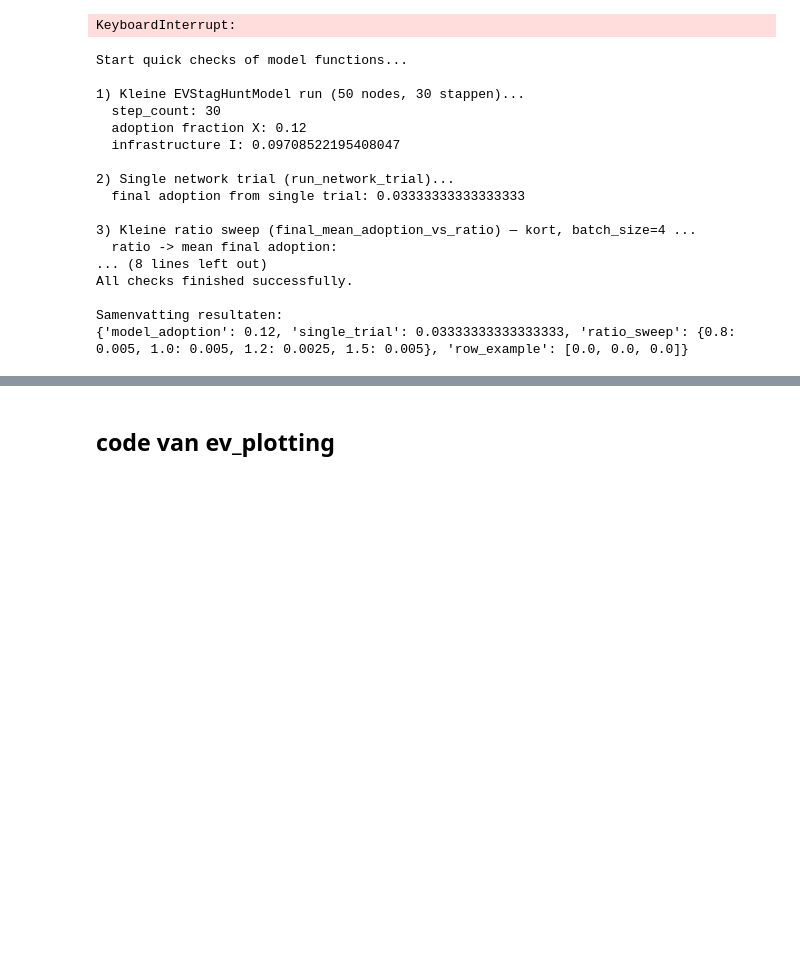
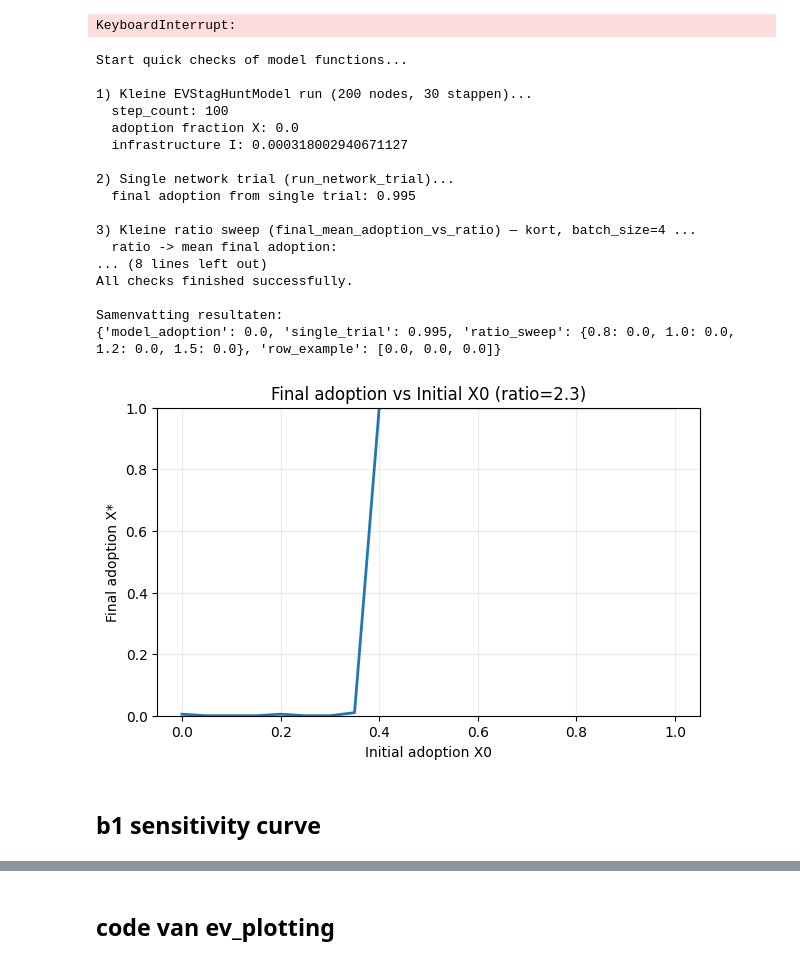
Before and after one commit to LenavanLeeuwen04/Assignment_3_MBD, a Jupyter notebook: testLena.ipynb, the cells around one changed output, grey strips where cells are left out. Cells and saved outputs as stored; diff of their text form; code cells hidden in the pictures; blank space fills up the shorter version.

```diff
--- a/testLena.ipynb
+++ b/testLena.ipynb
@@ -560,13 +560,13 @@ def phase_sweep_X0_vs_ratio(
     return X_final
 # %%
 model = EVStagHuntModel(
-    initial_ev=10,
-    a0=10.0,
+    initial_ev=80,
+    a0=15,
     beta_I=3.0,
     b=10.0,
     g_I=0.5,
     I0=0.05,
-    n_nodes=100,
+    n_nodes=200,
     network_type="random",
     collect=True,
     strategy_choice_func="imitate"
@@ -673,9 +673,9 @@ def main():
 
     try:
         # 1) Kleine model-run (sanity)
-        print("1) Kleine EVStagHuntModel run (50 nodes, 30 stappen)...")
+        print("1) Kleine EVStagHuntModel run (200 nodes, 30 stappen)...")
         model = EVStagHuntModel(
-            initial_ev=5,
+            initial_ev=40,
             a0=2.0,
             beta_I=2.0,
             b=1.0,
@@ -683,7 +683,7 @@ def main():
             I0=0.05,
             seed=42,
             network_type="random",
-            n_nodes=50,
+            n_nodes=200,
             p=0.05,
             m=2,
             collect=True,
@@ -694,7 +694,7 @@ def main():
         # Zorg dat er een kleine fractie adoptanten is (optioneel)
         set_initial_adopters(model, X0_frac=0.25, method="random", seed=42)
 
-        for _ in range(30):
+        for _ in range(100):
             model.step()
         print("  step_count:", model.step_count)
         print("  adoption fraction X:", model.get_adoption_fraction())
@@ -704,22 +704,22 @@ def main():
         # 2) Single network trial (run_network_trial)
         print("2) Single network trial (run_network_trial)...")
         x_star = run_network_trial(
-            X0_frac=0.25,
-            ratio=1.5,
+            X0_frac=0.40,
+            ratio=2.3,
             I0=0.05,
-            beta_I=2.0,
-            b=5.0,
-            g_I=0.05,
-            T=200,
+            beta_I=0.97,
+            b=1.0,
+            g_I=0.10,
+            T=100,
             network_type="random",
-            n_nodes=30,
+            n_nodes=200,
             p=0.05,
             m=2,
             seed=123,
             tol=1e-3,
             patience=10,
             collect=False,
-            strategy_choice_func="imitate",
+            strategy_choice_func="logit",
             tau=1.0,
         )
         print("  final adoption from single trial:", x_star)
@@ -730,15 +730,15 @@ def main():
         print("3) Kleine ratio sweep (final_mean_adoption_vs_ratio) — kort, batch_size=4 ...")
         ratios = [0.8, 1.0, 1.2, 1.5]
         means = final_mean_adoption_vs_ratio(
-            X0_frac=0.25,
+            X0_frac=0.20,
             ratio_values=ratios,
             I0=0.05,
-            beta_I=0.5,
+            beta_I=0.9,
             b=1.0,
             g_I=0.1,
             T=100,
             network_type="random",
-            n_nodes=100,
+            n_nodes=200,
             p=0.05,
             m=2,
             batch_size=4,          # klein om snel te draaien in notebook
@@ -762,7 +762,7 @@ def main():
             "g_I": 0.1,
             "T": 100,
             "network_type": "random",
-            "n_nodes": 100,
+            "n_nodes": 200,
             "p": 0.05,
             "m": 2,
             "batch_size": 3,        # klein om snel te doen
@@ -796,13 +796,13 @@ print(results)
 # %% [output]
 Start quick checks of model functions...
 
-1) Kleine EVStagHuntModel run (50 nodes, 30 stappen)...
-  step_count: 30
-  adoption fraction X: 0.12
-  infrastructure I: 0.09708522195408047
+1) Kleine EVStagHuntModel run (200 nodes, 30 stappen)...
+  step_count: 100
+  adoption fraction X: 0.0
+  infrastructure I: 0.000318002940671127
 
 2) Single network trial (run_network_trial)...
-  final adoption from single trial: 0.03333333333333333
+  final adoption from single trial: 0.995
 
 3) Kleine ratio sweep (final_mean_adoption_vs_ratio) — kort, batch_size=4 ...
   ratio -> mean final adoption:
@@ -810,4 +810,4 @@ Start quick checks of model functions...
 All checks finished successfully.
 
 Samenvatting resultaten:
-{'model_adoption': 0.12, 'single_trial': 0.03333333333333333, 'ratio_sweep': {0.8: 0.005, 1.0: 0.005, 1.2: 0.0025, 1.5: 0.005}, 'row_example': [0.0, 0.0, 0.0]}
+{'model_adoption': 0.0, 'single_trial': 0.995, 'ratio_sweep': {0.8: 0.0, 1.0: 0.0, 1.2: 0.0, 1.5: 0.0}, 'row_example': [0.0, 0.0, 0.0]}
@@ -813,0 +866,20 @@ Samenvatting resultaten:
+# %%
+df, path = run_X0_sweep_plot(
+    EVStagHuntModel,
+    X0_values=np.linspace(0,1,21),
+    ratio=2.3,
+    I0=0.05,
+    T=100,
+    n_nodes=200,
+    beta_I=2.0,
+    b=1.0,
+    g_I=0.10,
+    network_type="random",
+    strategy_choice_func="logit"
+)
+
+print()
+# %% [output]
+[figure, added]
+# %% [markdown]
+## b1 sensitivity curve
```
Also changed, not shown: parts of 6 cells of this notebook.
